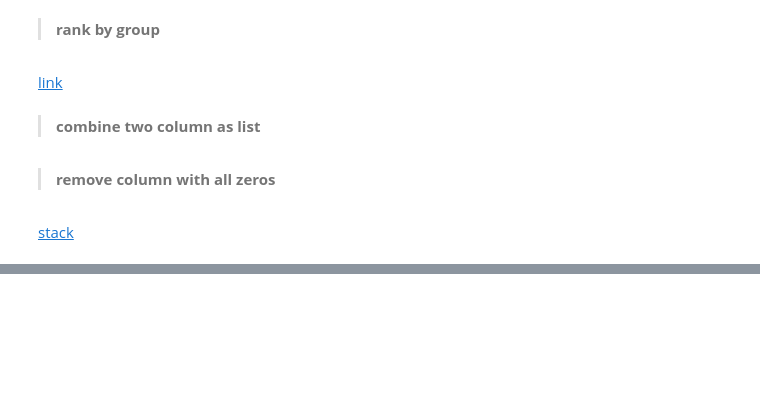
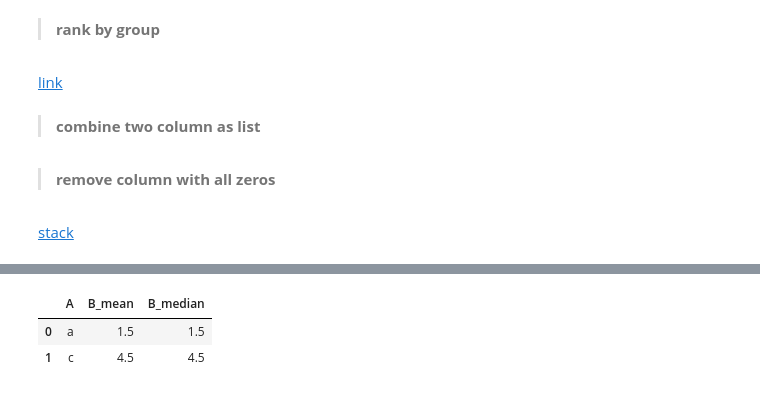
Before and after one commit to johnnychiuchiu/Machine-Learning, a Jupyter notebook: others/pandas_command_note.ipynb, the cells around one changed output, grey strips where cells are left out. Drawn from its saved outputs; the diff is of its cells as text; code cells hidden in the pictures; blank space fills up the shorter version.

```diff
--- a/others/pandas_command_note.ipynb
+++ b/others/pandas_command_note.ipynb
@@ -1162,3 +1205,10 @@ df.loc[:, (df != 0).any(axis=0)]
+# %%
+finaldf.columns = ['_'.join(col).strip() if col[1]!='' else col[0] for col in finaldf.columns.values]
+finaldf
+# %% [output]
+|  | A | B_mean | B_median |
+| 0 | a | 1.5 | 1.5 |
+| 1 | c | 4.5 | 4.5 |
 # %%
 c=pd.merge(a,b,on='id',how='outer')
 c['same_device'] = c['device_x'] == c['device_y']
```
Also changed, not shown: parts of 7 cells of this notebook, 1 other file.
